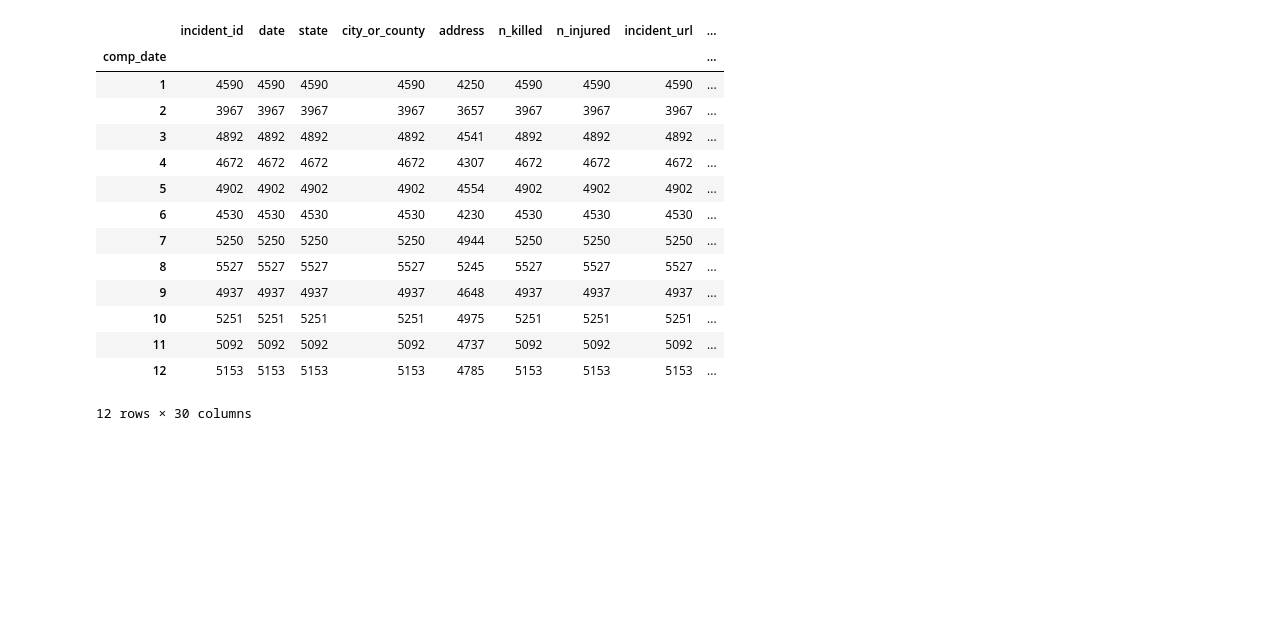
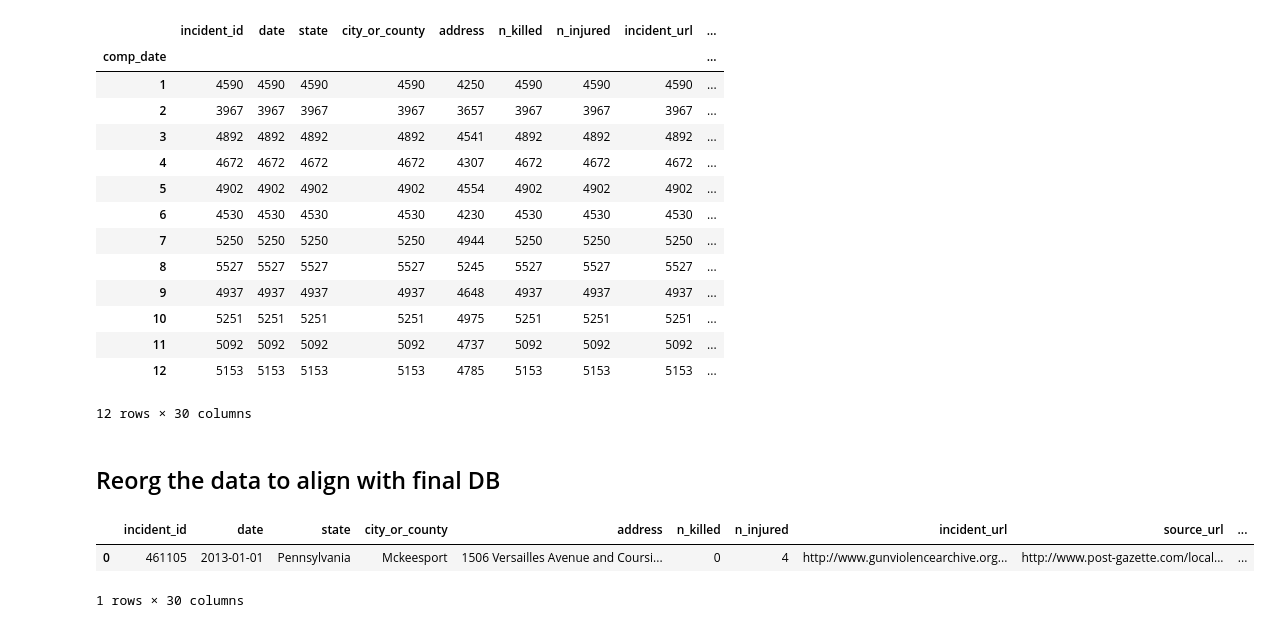
Before and after one commit to GambitAcid/Extract-Transform-Load-Gun-Violence-in-America, a Jupyter notebook: GunViolence/GVA_Initial_Eval.ipynb, the cells around one changed output. Drawn from its saved outputs; the diff is of its cells as text; code cells hidden in the pictures; blank space fills up the shorter version.

```diff
--- a/GunViolence/GVA_Initial_Eval.ipynb
+++ b/GunViolence/GVA_Initial_Eval.ipynb
@@ -153,0 +105,2 @@ GVA16.to_csv(filepath)
+# %% [markdown]
+## Reorg the data to align with final DB
@@ -153,0 +110,6 @@ GVA16.to_csv(filepath)
+# %%
+GVA.head(1)
+# %% [output]
+|  | incident_id | date | state | city_or_county | address | n_killed | n_injured | incident_url | source_url | ... |
+| 0 | 461105 | 2013-01-01 | Pennsylvania | Mckeesport | 1506 Versailles Avenue and Coursi... | 0 | 4 | http://www.gunviolencearchive.org... | http://www.post-gazette.com/local... | ... |
+1 rows × 30 columns
```
Also changed, not shown: parts of 19 cells of this notebook, 3 other files.
